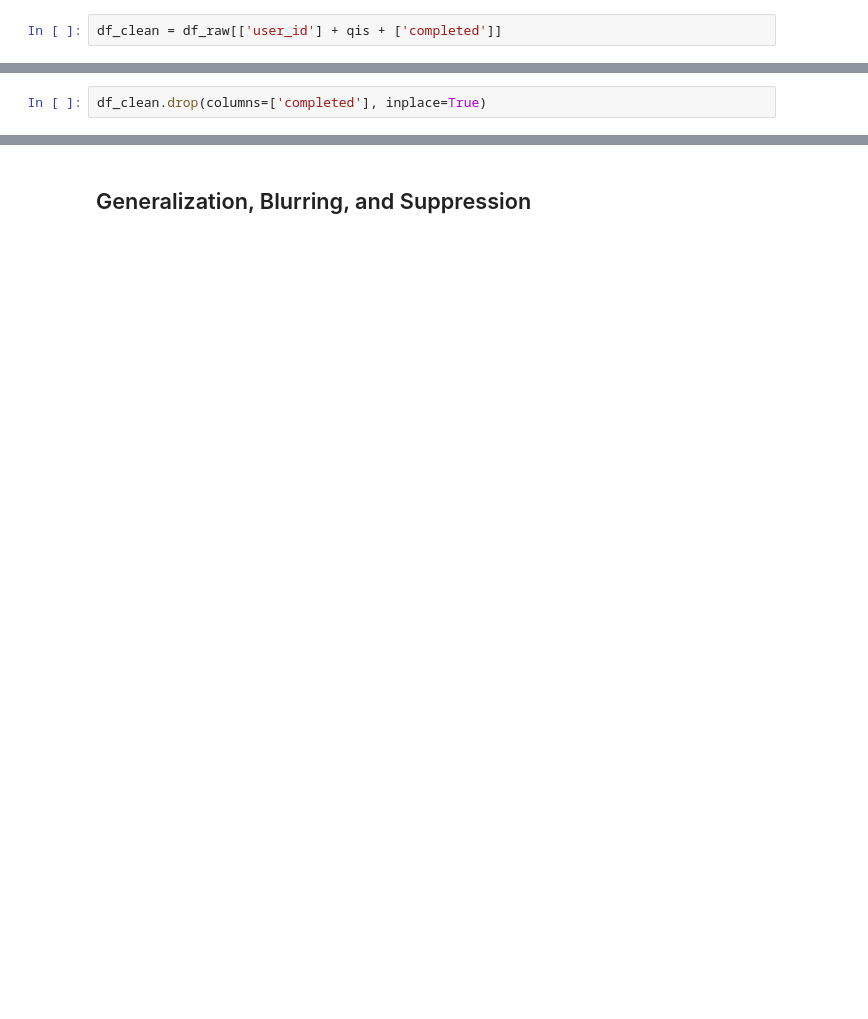
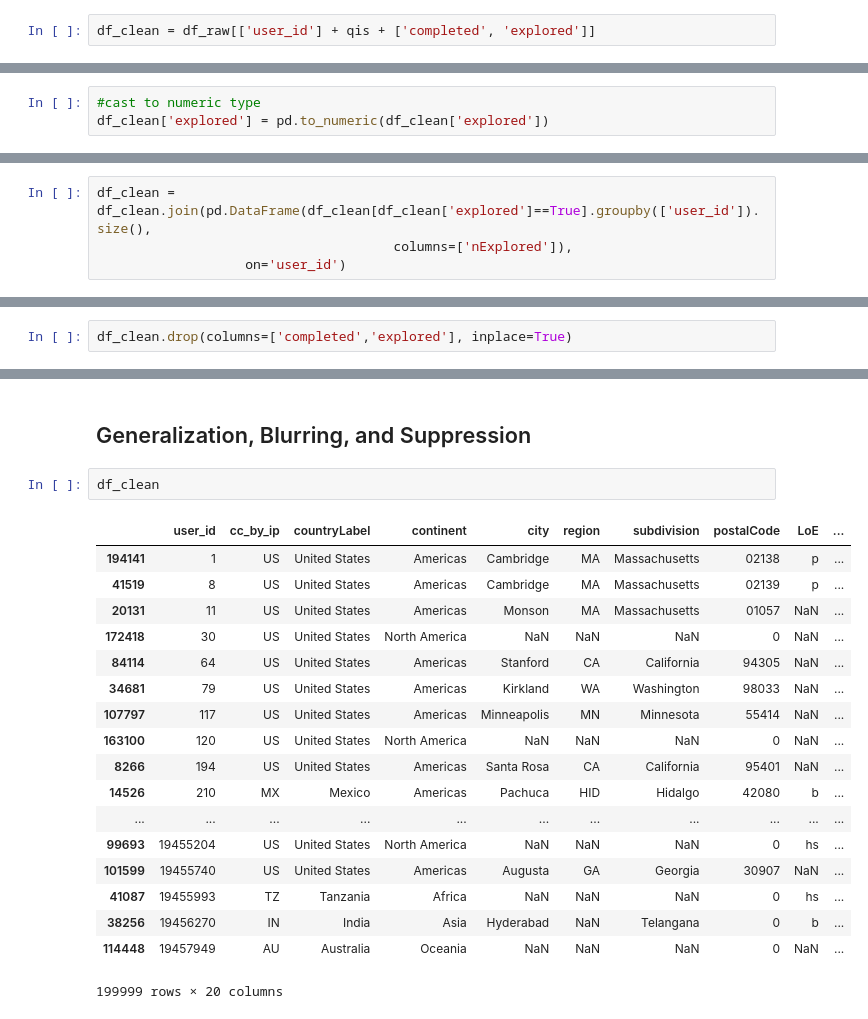
Before and after one commit to tmaounis/apcomp221-pset1, a Jupyter notebook: k_anonymity.ipynb, the cells around one changed output, grey strips where cells are left out. Drawn from its saved outputs; the diff is of its cells as text; blank space fills up the shorter version.

Commit message:
added nExplored stuff

```diff
--- a/k_anonymity.ipynb
+++ b/k_anonymity.ipynb
@@ -53,5 +53,5 @@ We only need to keep the `user_id` as a key, the quasi-identifiers, and the `com
 # %%
-df_clean = df_raw[['user_id'] + qis + ['completed']]
+df_clean = df_raw[['user_id'] + qis + ['completed', 'explored']]
 # %% [markdown]
 Many of the fields contain NaNs when they actually should contain 0. We will replace those values.
 # %%
@@ -103,0 +102,3 @@ See the caveats in the documentation: http://pandas.pydata.org/pandas-docs/stabl
+# %%
+#cast to numeric type
+df_clean['explored'] = pd.to_numeric(df_clean['explored'])
@@ -120,5 +126,9 @@ df_clean = df_clean.join(pd.DataFrame(df_clean.groupby('user_id').size(),
 df_clean = df_clean.join(pd.DataFrame(df_clean[df_clean['completed']==True].groupby(['user_id']).size(),
                                       columns=['nCompleted']),
                    on='user_id')
+# %%
+df_clean = df_clean.join(pd.DataFrame(df_clean[df_clean['explored']==True].groupby(['user_id']).size(),
+                                      columns=['nExplored']),
+                   on='user_id')
 # %%
 #Fix NaNs in nCompleted row
@@ -128,2 +138,2 @@ We can drop `completed` as it is no longer necessary in analysis.
 # %%
-df_clean.drop(columns=['completed'], inplace=True)
+df_clean.drop(columns=['completed','explored'], inplace=True)
@@ -307,3 +313,24 @@ df_5synth = syntheticKAnon(df_clean, qis, 5)
 301748 records added for k=5
 # %% [markdown]
 ## Generalization, Blurring, and Suppression
+# %%
+df_clean
+# %% [output]
+|  | user_id | cc_by_ip | countryLabel | continent | city | region | subdivision | postalCode | LoE | ... |
+| 194141 | 1 | US | United States | Americas | Cambridge | MA | Massachusetts | 02138 | p | ... |
+| 41519 | 8 | US | United States | Americas | Cambridge | MA | Massachusetts | 02139 | p | ... |
+| 20131 | 11 | US | United States | Americas | Monson | MA | Massachusetts | 01057 | NaN | ... |
+| 172418 | 30 | US | United States | North America | NaN | NaN | NaN | 0 | NaN | ... |
+| 84114 | 64 | US | United States | Americas | Stanford | CA | California | 94305 | NaN | ... |
+| 34681 | 79 | US | United States | Americas | Kirkland | WA | Washington | 98033 | NaN | ... |
+| 107797 | 117 | US | United States | Americas | Minneapolis | MN | Minnesota | 55414 | NaN | ... |
+| 163100 | 120 | US | United States | North America | NaN | NaN | NaN | 0 | NaN | ... |
+| 8266 | 194 | US | United States | Americas | Santa Rosa | CA | California | 95401 | NaN | ... |
+| 14526 | 210 | MX | Mexico | Americas | Pachuca | HID | Hidalgo | 42080 | b | ... |
+| ... | ... | ... | ... | ... | ... | ... | ... | ... | ... | ... |
+| 99693 | 19455204 | US | United States | North America | NaN | NaN | NaN | 0 | hs | ... |
+| 101599 | 19455740 | US | United States | Americas | Augusta | GA | Georgia | 30907 | NaN | ... |
+| 41087 | 19455993 | TZ | Tanzania | Africa | NaN | NaN | NaN | 0 | hs | ... |
+| 38256 | 19456270 | IN | India | Asia | Hyderabad | NaN | Telangana | 0 | b | ... |
+| 114448 | 19457949 | AU | Australia | Oceania | NaN | NaN | NaN | 0 | NaN | ... |
+199999 rows × 20 columns
```
Also changed, not shown: parts of 20 cells of this notebook.
